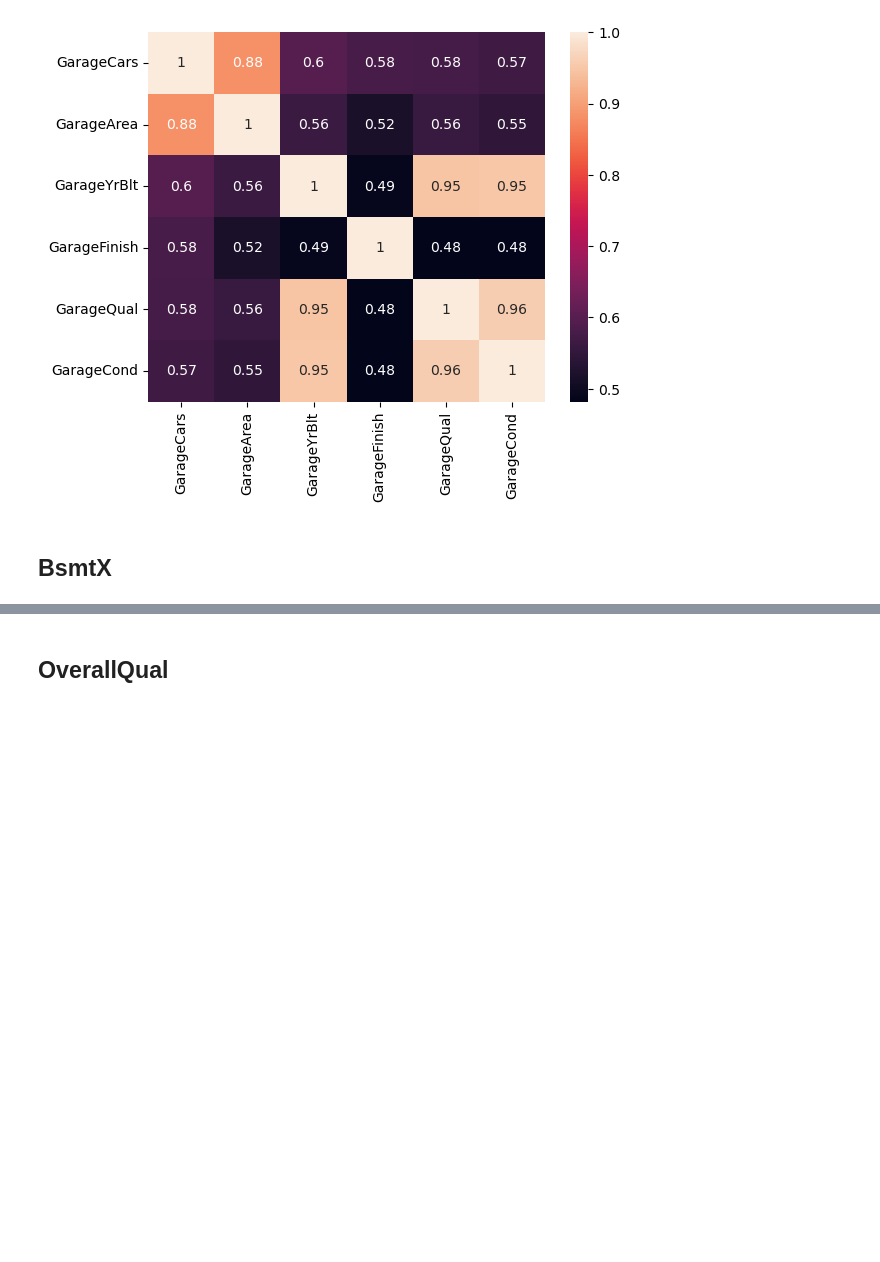
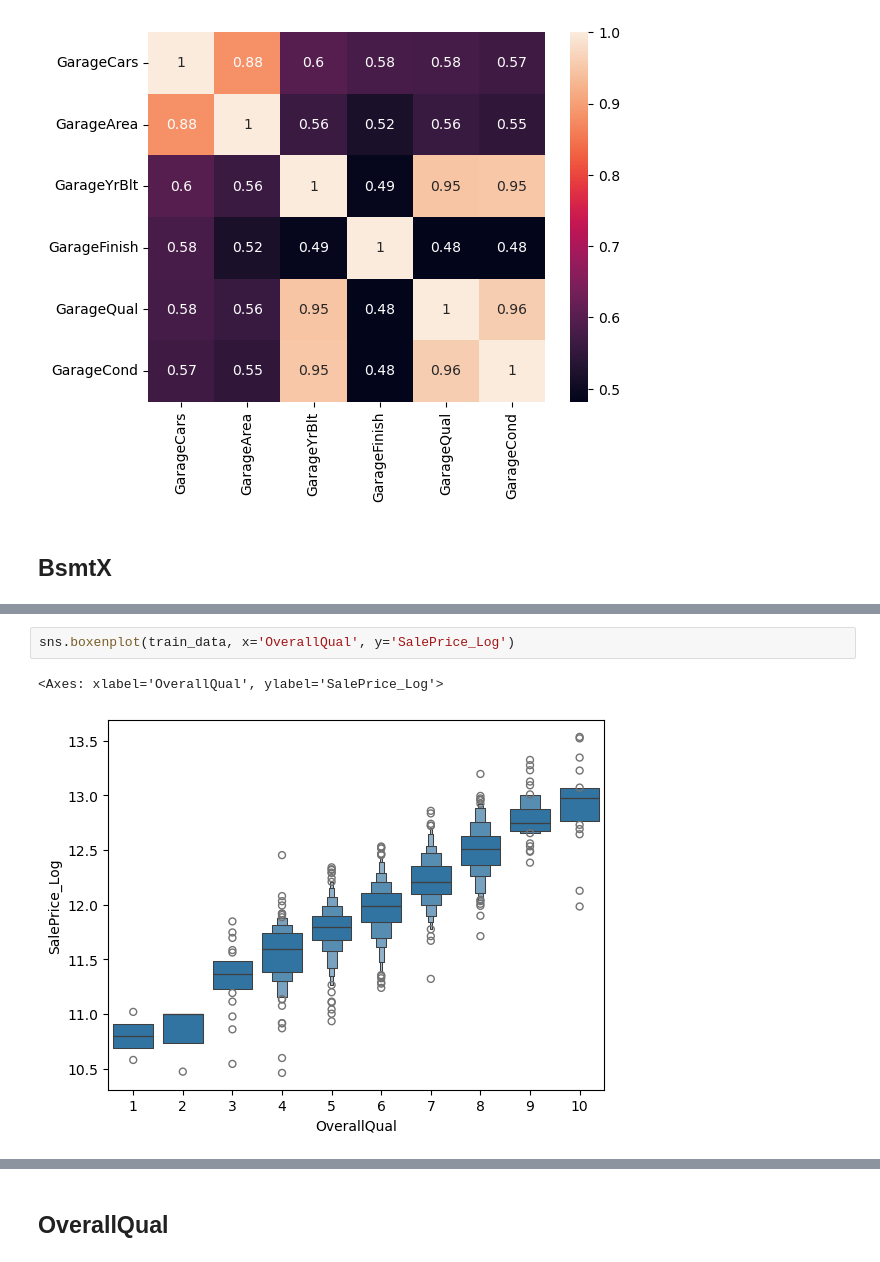
Before and after one commit to Chocomilkteaa/House-Prices, a Jupyter notebook: eda2.ipynb, the cells around one changed output, grey strips where cells are left out. Drawn from its saved outputs; the diff is of its cells as text; blank space fills up the shorter version.

```diff
--- a/eda2.ipynb
+++ b/eda2.ipynb
@@ -342,0 +384,5 @@ sns.heatmap(corr_garage, annot=True)
+# %%
+sns.boxenplot(train_data, x='OverallQual', y='SalePrice_Log')
+# %% [output]
+<Axes: xlabel='OverallQual', ylabel='SalePrice_Log'>
+[figure, added]
```
Also changed, not shown: parts of 29 cells of this notebook, 2 other files.
